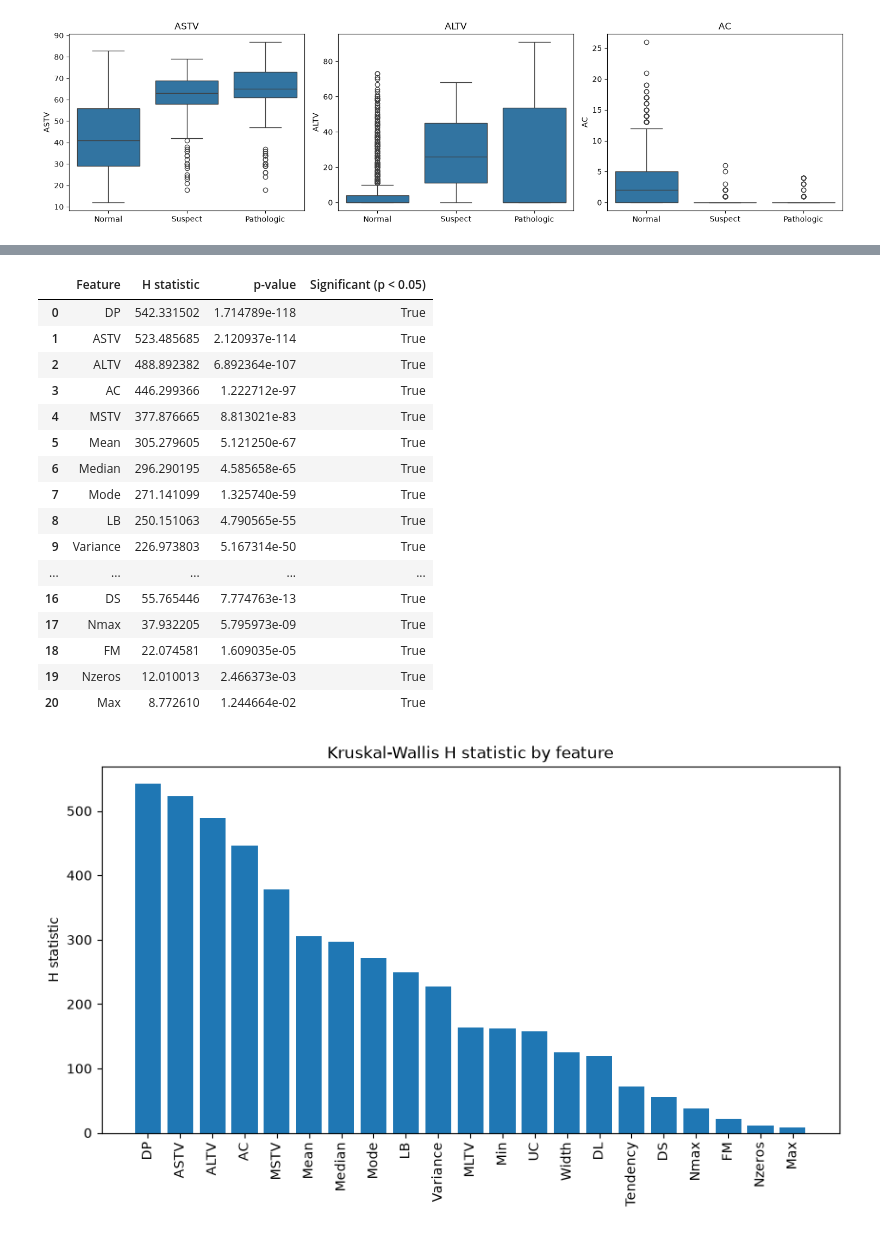
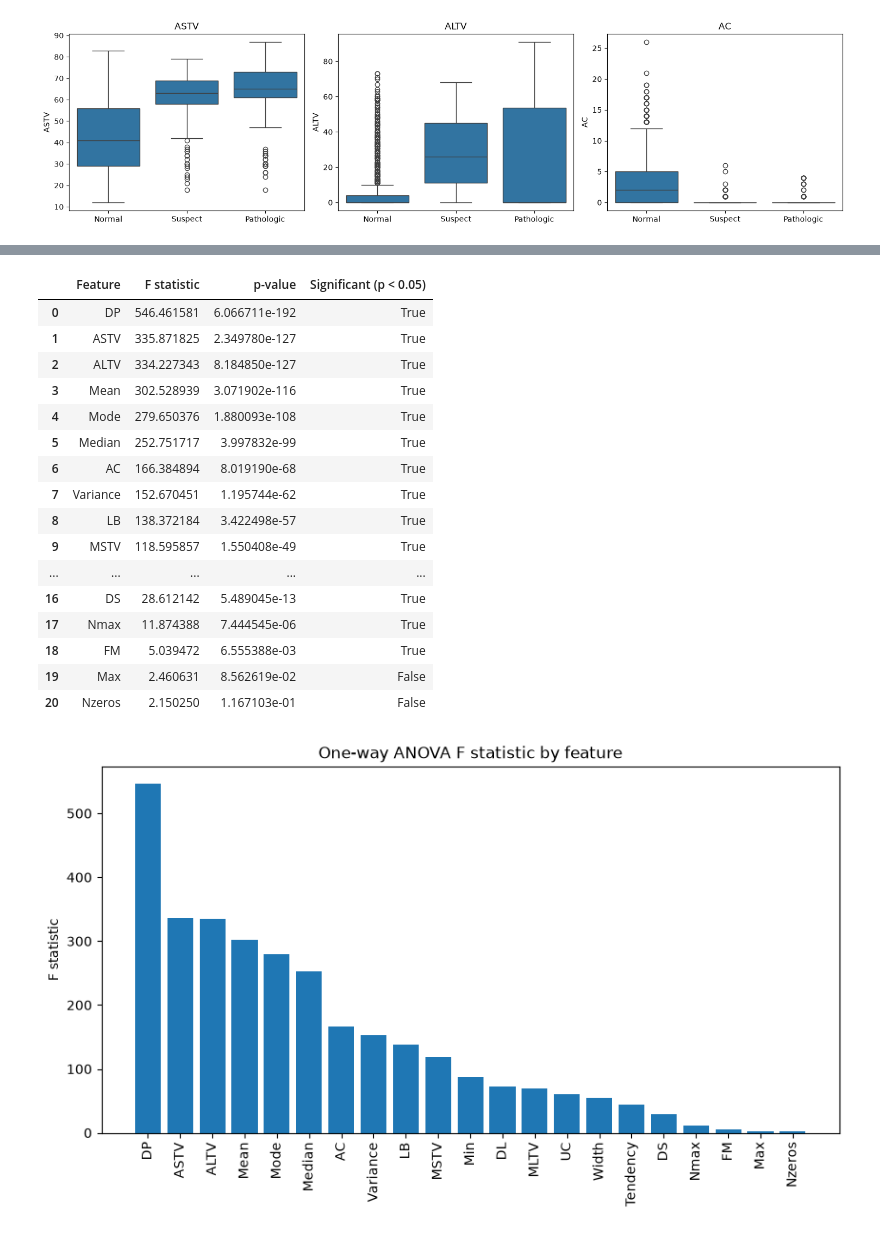
Before and after one commit to sba26106-bit/machine-learning-ca1, a Jupyter notebook: CA1_ML.ipynb, the cells around one changed output, grey strips where cells are left out. Cells and saved outputs as stored; diff of their text form; code cells hidden in the pictures.

Commit message:
Add files via upload
Fix Statistical test
6. Model Selection and Justification

```diff
--- a/CA1_ML.ipynb
+++ b/CA1_ML.ipynb
@@ -385,40 +410,40 @@ A larger H statistic means a stronger difference between the classes. A p-value
 # %%
-# Kruskal-Wallis test for every feature across the three classes
-kw_results = []
+# One-way ANOVA for every feature across the three classes
+anova_results = []
 for col in X.columns:
     groups = [X.loc[y == c, col] for c in [1, 2, 3]]   # values of the feature in each class
-    h_stat, p_value = kruskal(*groups)
-    kw_results.append({'Feature': col, 'H statistic': h_stat, 'p-value': p_value})
+    f_stat, p_value = f_oneway(*groups)
+    anova_results.append({'Feature': col, 'F statistic': f_stat, 'p-value': p_value})
 
-kw_table = pd.DataFrame(kw_results).sort_values('H statistic', ascending=False).reset_index(drop=True)
-kw_table['Significant (p < 0.05)'] = kw_table['p-value'] < 0.05
-kw_table
+anova_table = pd.DataFrame(anova_results).sort_values('F statistic', ascending=False).reset_index(drop=True)
+anova_table['Significant (p < 0.05)'] = anova_table['p-value'] < 0.05
+anova_table
 # %% [output]
-|  | Feature | H statistic | p-value | Significant (p < 0.05) |
-| 0 | DP | 542.331502 | 1.714789e-118 | True |
-| 1 | ASTV | 523.485685 | 2.120937e-114 | True |
-| 2 | ALTV | 488.892382 | 6.892364e-107 | True |
-| 3 | AC | 446.299366 | 1.222712e-97 | True |
-| 4 | MSTV | 377.876665 | 8.813021e-83 | True |
-| 5 | Mean | 305.279605 | 5.121250e-67 | True |
-| 6 | Median | 296.290195 | 4.585658e-65 | True |
-| 7 | Mode | 271.141099 | 1.325740e-59 | True |
-| 8 | LB | 250.151063 | 4.790565e-55 | True |
-| 9 | Variance | 226.973803 | 5.167314e-50 | True |
+|  | Feature | F statistic | p-value | Significant (p < 0.05) |
+| 0 | DP | 546.461581 | 6.066711e-192 | True |
+| 1 | ASTV | 335.871825 | 2.349780e-127 | True |
+| 2 | ALTV | 334.227343 | 8.184850e-127 | True |
+| 3 | Mean | 302.528939 | 3.071902e-116 | True |
+| 4 | Mode | 279.650376 | 1.880093e-108 | True |
+| 5 | Median | 252.751717 | 3.997832e-99 | True |
+| 6 | AC | 166.384894 | 8.019190e-68 | True |
+| 7 | Variance | 152.670451 | 1.195744e-62 | True |
+| 8 | LB | 138.372184 | 3.422498e-57 | True |
+| 9 | MSTV | 118.595857 | 1.550408e-49 | True |
 | ... | ... | ... | ... | ... |
-| 16 | DS | 55.765446 | 7.774763e-13 | True |
-| 17 | Nmax | 37.932205 | 5.795973e-09 | True |
-| 18 | FM | 22.074581 | 1.609035e-05 | True |
-| 19 | Nzeros | 12.010013 | 2.466373e-03 | True |
-| 20 | Max | 8.772610 | 1.244664e-02 | True |
+| 16 | DS | 28.612142 | 5.489045e-13 | True |
+| 17 | Nmax | 11.874388 | 7.444545e-06 | True |
+| 18 | FM | 5.039472 | 6.555388e-03 | True |
+| 19 | Max | 2.460631 | 8.562619e-02 | False |
+| 20 | Nzeros | 2.150250 | 1.167103e-01 | False |
 # %%
-# Bar chart of the H statistic for each feature
+# Bar chart of the F statistic for each feature
 plt.figure(figsize=(10, 5))
-plt.bar(kw_table['Feature'], kw_table['H statistic'])
+plt.bar(anova_table['Feature'], anova_table['F statistic'])
 plt.xticks(rotation=90)
-plt.title('Kruskal-Wallis H statistic by feature')
-plt.ylabel('H statistic')
+plt.title('One-way ANOVA F statistic by feature')
+plt.ylabel('F statistic')
 plt.show()
 # %% [output]
-[figure, old version]
+[figure, new version]
 # %% [markdown]
```
Also changed, not shown: parts of 8 cells of this notebook.
